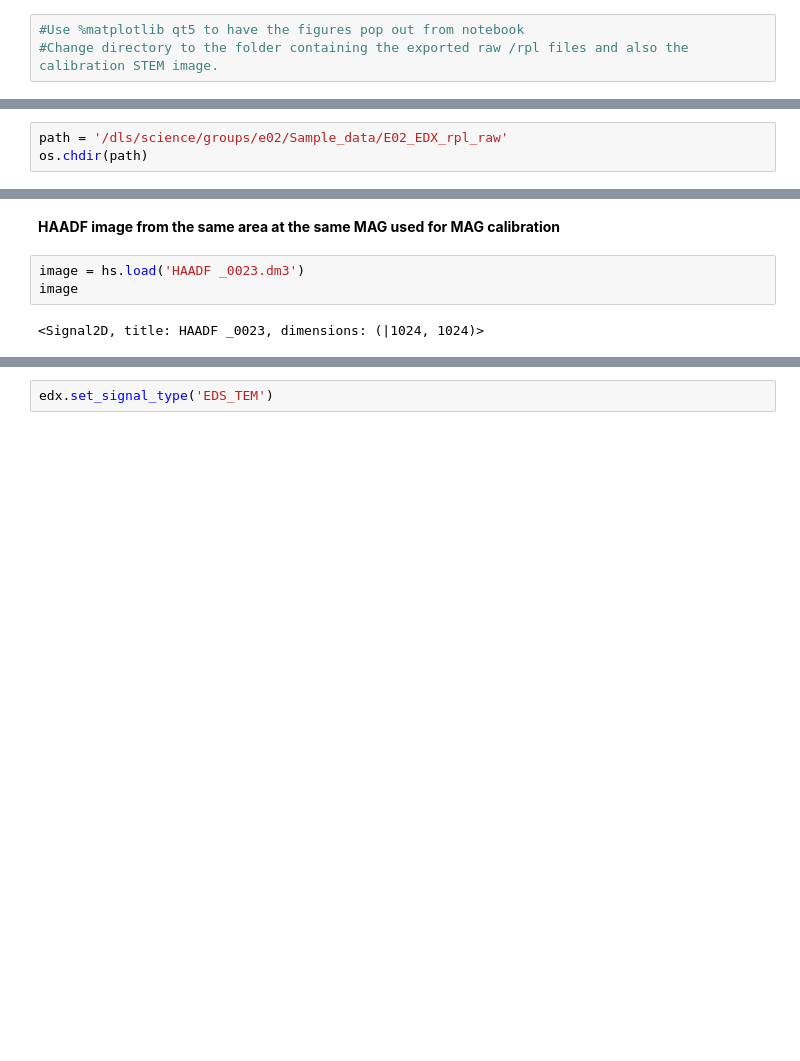
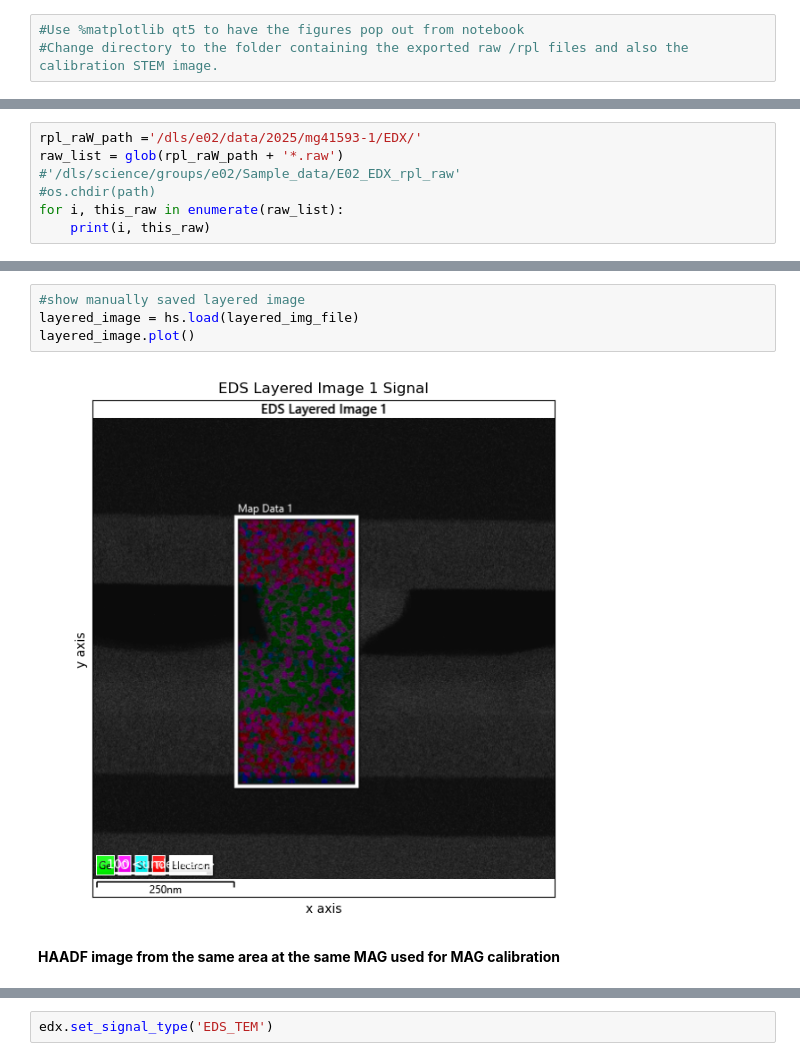
Before and after one commit to ePSIC-DLS/User-Notebooks, a Jupyter notebook: Oxford_Instruments_EDXdata_Example_E02.ipynb, the cells around one changed output, grey strips where cells are left out. Drawn from its saved outputs; the diff is of its cells as text; blank space fills up the shorter version.

```diff
--- a/Oxford_Instruments_EDXdata_Example_E02.ipynb
+++ b/Oxford_Instruments_EDXdata_Example_E02.ipynb
@@ -10,3 +39,7 @@ import os
 # %%
-path = '/dls/science/groups/e02/Sample_data/E02_EDX_rpl_raw'
-os.chdir(path)
+rpl_raW_path ='/dls/e02/data/2025/mg41593-1/EDX/'
+raw_list = glob(rpl_raW_path + '*.raw')
+#'/dls/science/groups/e02/Sample_data/E02_EDX_rpl_raw'
+#os.chdir(path)
+for i, this_raw in enumerate(raw_list):
+    print(i, this_raw)
@@ -17,7 +127,8 @@ EDS Data 1.raw*  EDS Data 1.rpl*  HAADF _0023.dm3*
+# %%
+#show manually saved layered image
+layered_image = hs.load(layered_img_file)
+layered_image.plot()
+# %% [output]
+[figure, added]
 # %% [markdown]
 **HAADF image from the same area at the same MAG used for MAG calibration**
-# %%
-image = hs.load('HAADF _0023.dm3')
-image
-# %% [output]
-<Signal2D, title: HAADF _0023, dimensions: (|1024, 1024)>
```
Also changed, not shown: parts of 67 cells of this notebook.
